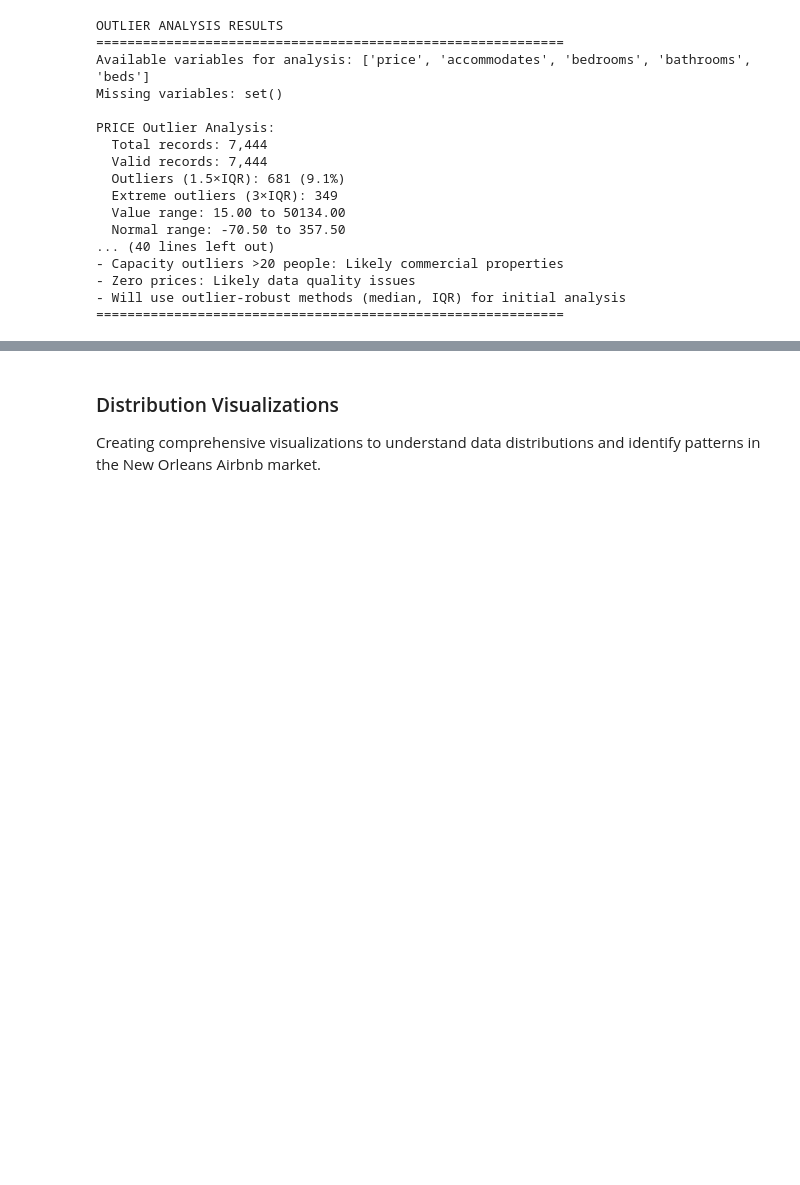
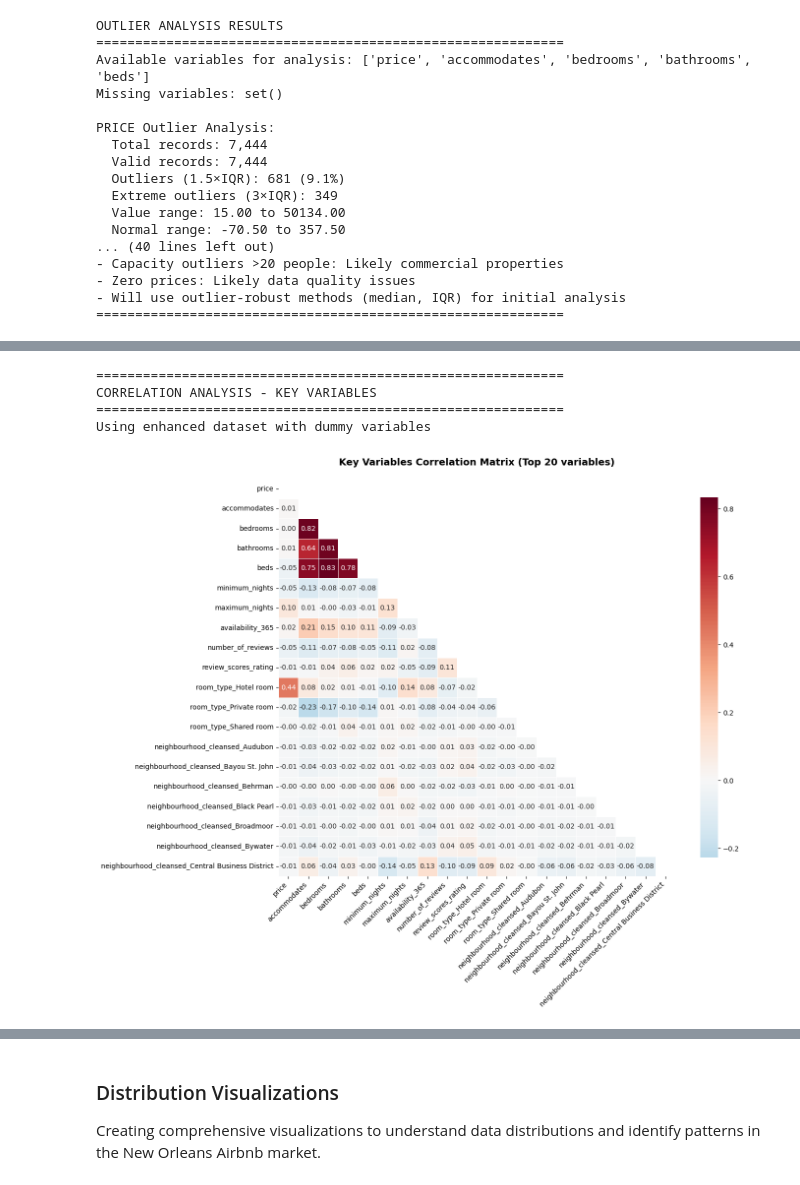
Before and after one commit to Trademark2004/AI-Applications-Project, a Jupyter notebook: Final_Project_661.ipynb, the cells around one changed output, grey strips where cells are left out. Saved outputs shown, nothing was run; the diff lists cells and outputs as text; code cells hidden in the pictures; blank space fills up the shorter version.

Commit message:
Optimize notebook and enhance report methodology

```diff
--- a/Final_Project_661.ipynb
+++ b/Final_Project_661.ipynb
@@ -605,0 +921,79 @@ No numerical correlations to display for reviews dataset (only ID columns)
+# %%
+# 1. LISTINGS DATASET - Key Variables Correlation Heatmap
+# Enhanced correlation analysis with dummy variables
+
+print("="*60)
+print("CORRELATION ANALYSIS - KEY VARIABLES")
+print("="*60)
+
+# Use enhanced dataset with dummy variables
+if 'listings_with_dummies' in locals():
+    analysis_df = listings_with_dummies
+    print("Using enhanced dataset with dummy variables")
+else:
+    analysis_df = listings_df
+    print("Using original dataset (dummy variables not created)")
+
+# Select numerical columns and created dummy variables for analysis
+numerical_cols = analysis_df.select_dtypes(include=[np.number]).columns
+# Exclude ID columns for cleaner analysis
+id_exclude = ['id', 'host_id', 'scrape_id', 'latitude', 'longitude']
+analysis_cols = [col for col in numerical_cols if col not in id_exclude]
+
+if len(analysis_cols) > 0:
+    # Create correlation matrix for key variables (limit to most important ones)
+    if len(analysis_cols) > 25:
+        # Focus on price-related and property characteristics
+        priority_cols = ['price', 'accommodates', 'bedrooms', 'bathrooms', 'beds',
+                        'minimum_nights', 'maximum_nights', 'availability_365',
+                        'number_of_reviews', 'review_scores_rating']
+        # Add dummy variables to priority list
+        dummy_cols = [col for col in analysis_cols if any(cat in col.lower()
+                     for cat in ['room_type', 'neighbourhood', 'property_type', 'host_is_superhost'])]
+        priority_cols.extend(dummy_cols[:10])  # Add top 10 dummy variables
+
+        # Filter to existing columns
+        selected_cols = [col for col in priority_cols if col in analysis_cols][:20]  # Limit to 20 for readability
+        corr_matrix = analysis_df[selected_cols].corr()
+        title = f'Key Variables Correlation Matrix (Top {len(selected_cols)} variables)'
+    else:
+        corr_matrix = analysis_df[analysis_cols].corr()
+        title = 'All Numerical Variables Correlation Matrix'
+
+    # Create individual heatmap
+    plt.figure(figsize=(14, 12))
+
+    # Create triangular mask to hide upper triangle
+    mask = np.triu(np.ones_like(corr_matrix, dtype=bool))
+
+    # Generate heatmap
+    sns.heatmap(corr_matrix, mask=mask, annot=True, fmt='.2f', cmap='RdBu_r', center=0,
+                square=True, cbar_kws={"shrink": .8}, linewidths=0.5)
+
+    plt.title(title, fontsize=14, fontweight='bold', pad=20)
+    plt.xticks(rotation=45, ha='right')
+    plt.yticks(rotation=0)
+    plt.tight_layout()
+    plt.show()
+
+    # Price correlations analysis
+    if 'price' in corr_matrix.columns:
+        price_corrs = corr_matrix['price'].dropna().abs().sort_values(ascending=False)
+        print(f"\nStrongest price correlations:")
+        for var, corr in price_corrs.head(8).items():
+            if var != 'price' and abs(corr) > 0.1:
+                print(f"  • {var}: {corr:.3f}")
+
+    print(f"\n✓ Correlation matrix includes {len(corr_matrix.columns)} variables")
+    print(f"✓ Dummy variables successfully integrated into analysis")
+
+else:
+    print("⚠ No suitable variables found for correlation analysis")
+
+print("="*60)
+# %% [output]
+============================================================
+CORRELATION ANALYSIS - KEY VARIABLES
+============================================================
+Using enhanced dataset with dummy variables
+[figure, added]
```
Also changed, not shown: parts of 35 cells of this notebook, 1 other file.
